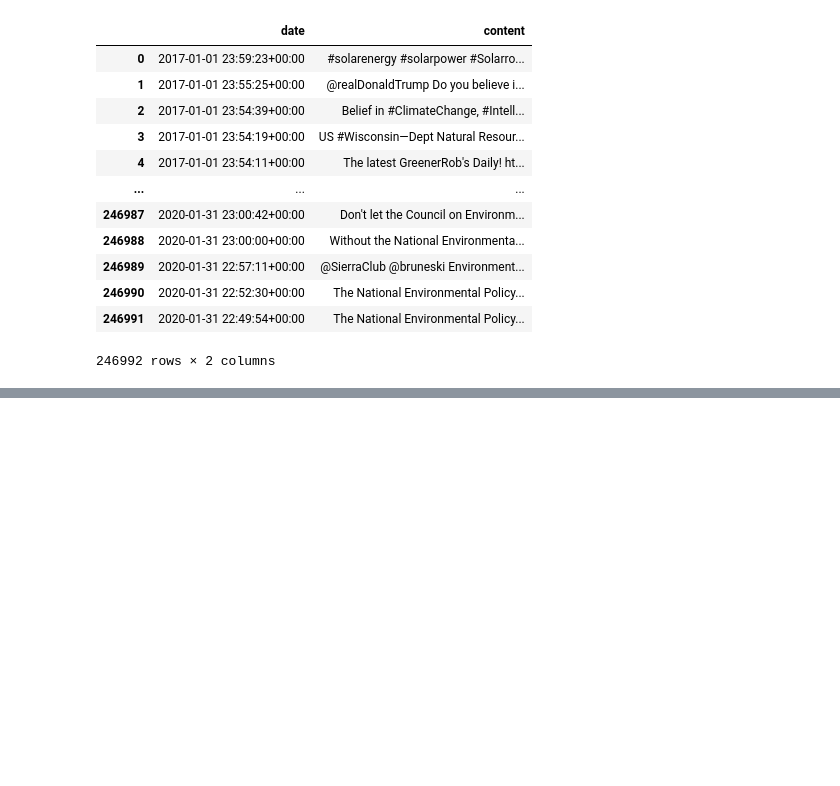
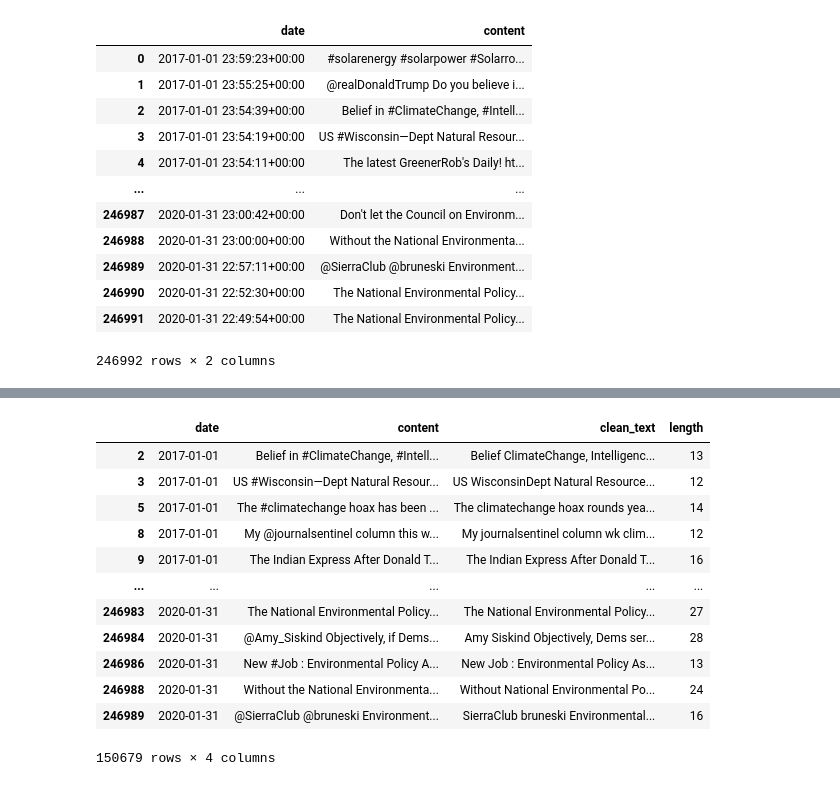
Before and after one commit to Eco-Emotions/climate-change-discourse, a Jupyter notebook: data_Preprocessing_twitter.ipynb, the cells around one changed output, grey strips where cells are left out. Drawn from its saved outputs; the diff is of its cells as text; code cells hidden in the pictures; blank space fills up the shorter version.

```diff
--- a/data_Preprocessing_twitter.ipynb
+++ b/data_Preprocessing_twitter.ipynb
@@ -149,2 +153,18 @@ See the caveats in the documentation: https://pandas.pydata.org/pandas-docs/stab
+# %%
+tweets
+# %% [output]
+|  | date | content | clean_text | length |
+| 2 | 2017-01-01 | Belief in #ClimateChange, #Intell... | Belief ClimateChange, Intelligenc... | 13 |
+| 3 | 2017-01-01 | US #Wisconsin—Dept Natural Resour... | US WisconsinDept Natural Resource... | 12 |
+| 5 | 2017-01-01 | The #climatechange hoax has been ... | The climatechange hoax rounds yea... | 14 |
+| 8 | 2017-01-01 | My @journalsentinel column this w... | My journalsentinel column wk clim... | 12 |
+| 9 | 2017-01-01 | The Indian Express After Donald T... | The Indian Express After Donald T... | 16 |
+| ... | ... | ... | ... | ... |
+| 246983 | 2020-01-31 | The National Environmental Policy... | The National Environmental Policy... | 27 |
+| 246984 | 2020-01-31 | @Amy_Siskind Objectively, if Dems... | Amy Siskind Objectively, Dems ser... | 28 |
+| 246986 | 2020-01-31 | New #Job : Environmental Policy A... | New Job : Environmental Policy As... | 13 |
+| 246988 | 2020-01-31 | Without the National Environmenta... | Without National Environmental Po... | 24 |
+| 246989 | 2020-01-31 | @SierraClub @bruneski Environment... | SierraClub bruneski Environmental... | 16 |
+150679 rows × 4 columns
 # %%
 # sort the DataFrame tweets_df by date in ascending order
```
Also changed, not shown: parts of 28 cells of this notebook.
